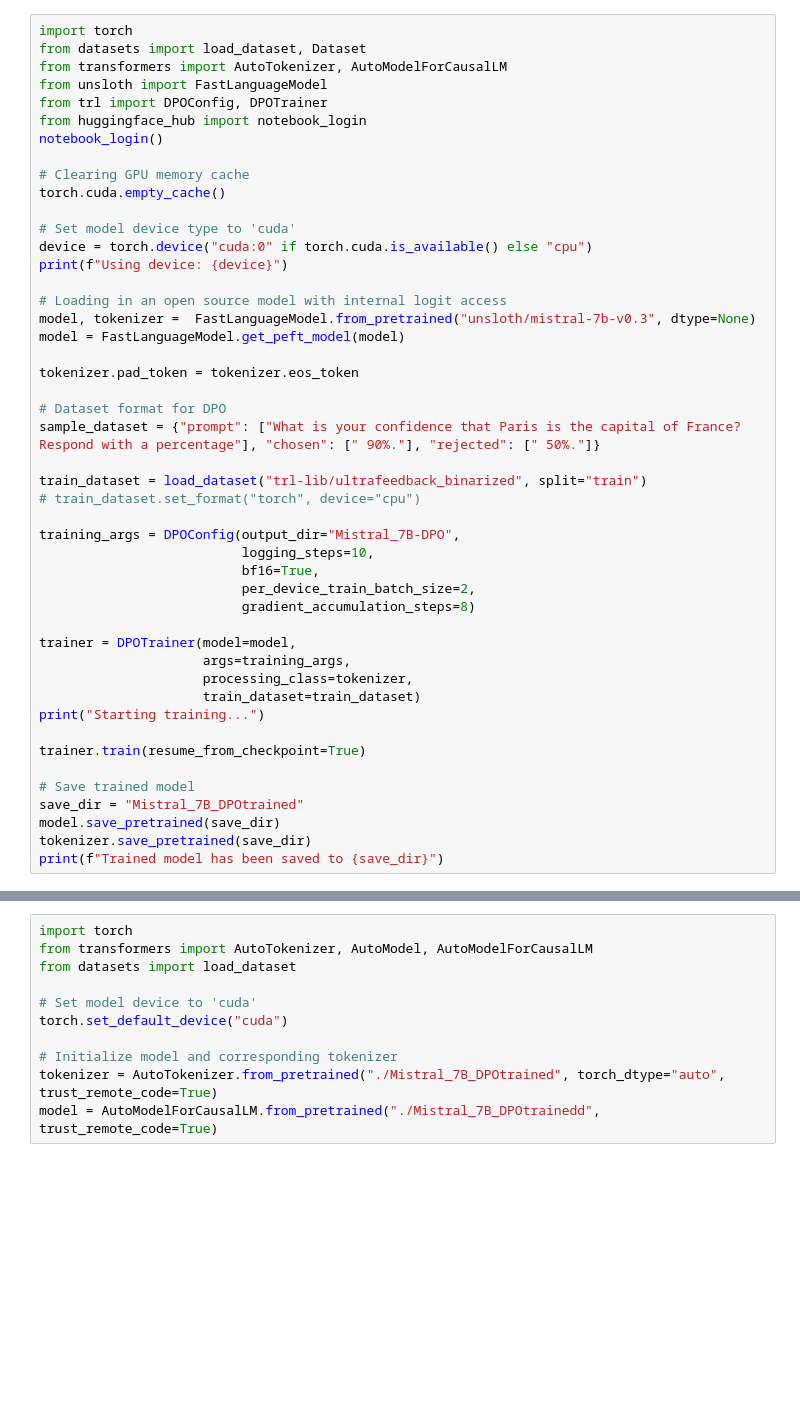
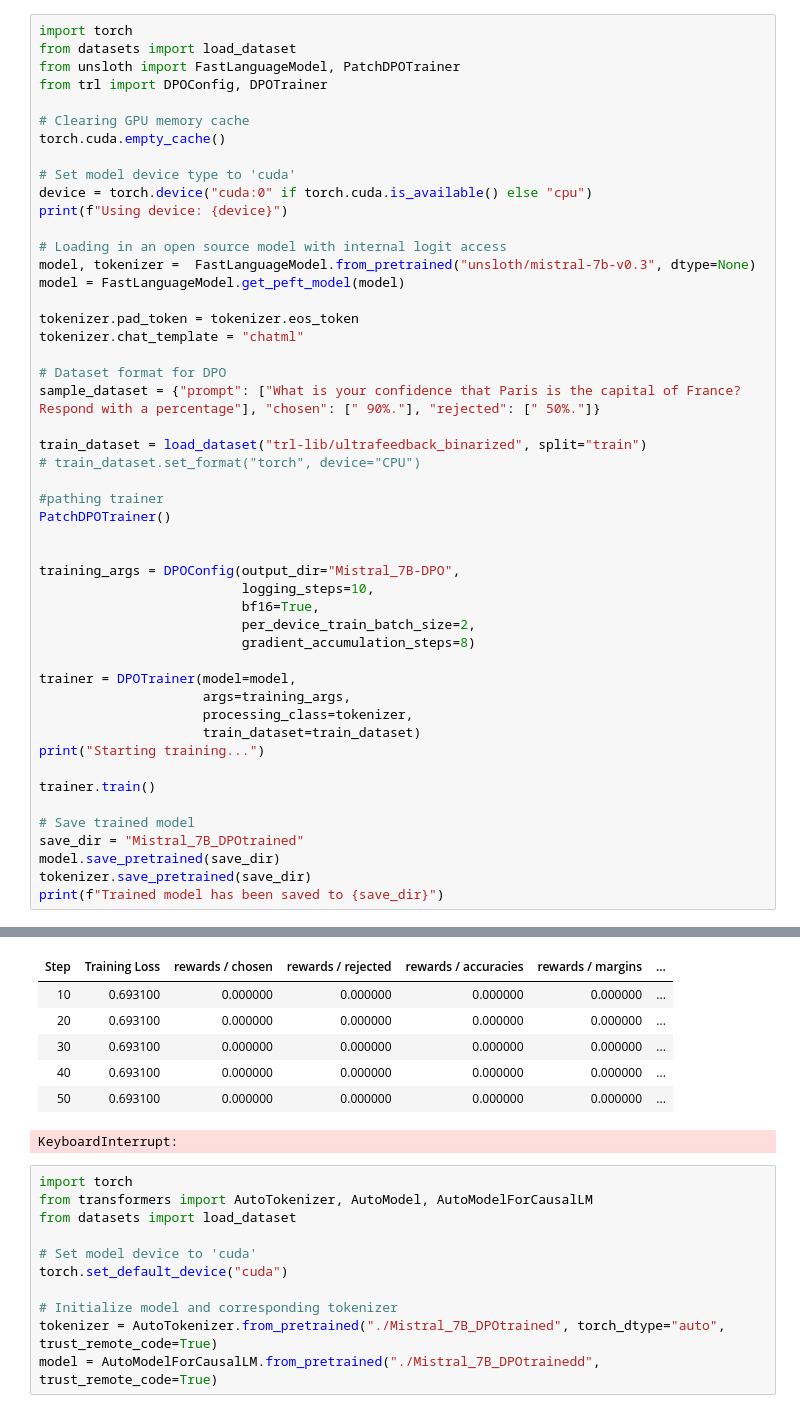
Before and after one commit to Treasure-Mayowa/DCA-Training, a Jupyter notebook: Mistral_DPO_Trainer.ipynb, the cells around one changed output, grey strips where cells are left out. Saved outputs shown, nothing was run; the diff lists cells and outputs as text; blank space fills up the shorter version.

```diff
--- a/Mistral_DPO_Trainer.ipynb
+++ b/Mistral_DPO_Trainer.ipynb
@@ -34,11 +50,8 @@ if torch.cuda.get_device_capability()[0] >= 8:
 # %%
 import torch
-from datasets import load_dataset, Dataset
-from transformers import AutoTokenizer, AutoModelForCausalLM
-from unsloth import FastLanguageModel
+from datasets import load_dataset
+from unsloth import FastLanguageModel, PatchDPOTrainer
 from trl import DPOConfig, DPOTrainer
-from huggingface_hub import notebook_login
-notebook_login()
 
 # Clearing GPU memory cache
 torch.cuda.empty_cache()
@@ -52,12 +65,17 @@ model, tokenizer =  FastLanguageModel.from_pretrained("unsloth/mistral-7b-v0.3",
 model = FastLanguageModel.get_peft_model(model)
 
 tokenizer.pad_token = tokenizer.eos_token
+tokenizer.chat_template = "chatml"
 
 # Dataset format for DPO
 sample_dataset = {"prompt": ["What is your confidence that Paris is the capital of France? Respond with a percentage"], "chosen": [" 90%."], "rejected": [" 50%."]}
 
 train_dataset = load_dataset("trl-lib/ultrafeedback_binarized", split="train")
-# train_dataset.set_format("torch", device="cpu")
+# train_dataset.set_format("torch", device="CPU")
+
+#pathing trainer
+PatchDPOTrainer()
+
 
 training_args = DPOConfig(output_dir="Mistral_7B-DPO",
                           logging_steps=10,
@@ -71,10 +89,11 @@ trainer = DPOTrainer(model=model,
                      train_dataset=train_dataset)
 print("Starting training...")
 
-trainer.train(resume_from_checkpoint=True)
+trainer.train()
 
 # Save trained model
 save_dir = "Mistral_7B_DPOtrained"
 model.save_pretrained(save_dir)
 tokenizer.save_pretrained(save_dir)
 print(f"Trained model has been saved to {save_dir}")
+# %% [output]
@@ -81,3 +114,10 @@ print(f"Trained model has been saved to {save_dir}")
+| Step | Training Loss | rewards / chosen | rewards / rejected | rewards / accuracies | rewards / margins | ... |
+| 10 | 0.693100 | 0.000000 | 0.000000 | 0.000000 | 0.000000 | ... |
+| 20 | 0.693100 | 0.000000 | 0.000000 | 0.000000 | 0.000000 | ... |
+| 30 | 0.693100 | 0.000000 | 0.000000 | 0.000000 | 0.000000 | ... |
+| 40 | 0.693100 | 0.000000 | 0.000000 | 0.000000 | 0.000000 | ... |
+| 50 | 0.693100 | 0.000000 | 0.000000 | 0.000000 | 0.000000 | ... |
+KeyboardInterrupt:
 # %%
 import torch
 from transformers import AutoTokenizer, AutoModel, AutoModelForCausalLM
```
Also changed, not shown: parts of 4 cells of this notebook, 1 other file.
